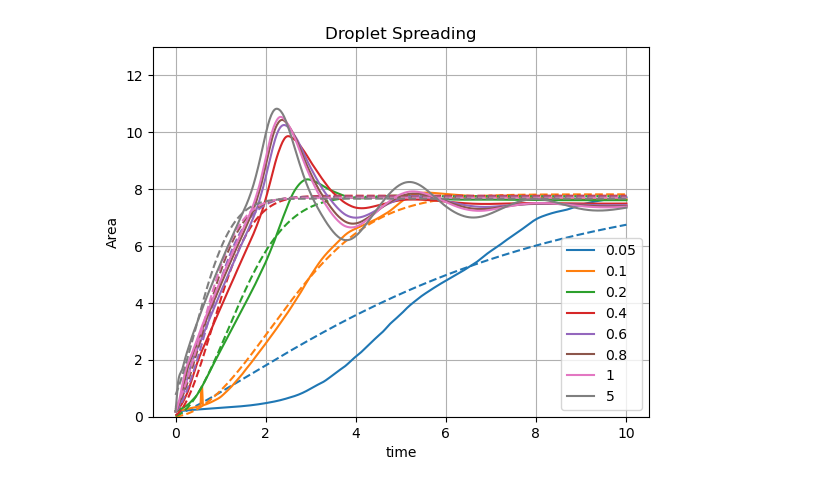
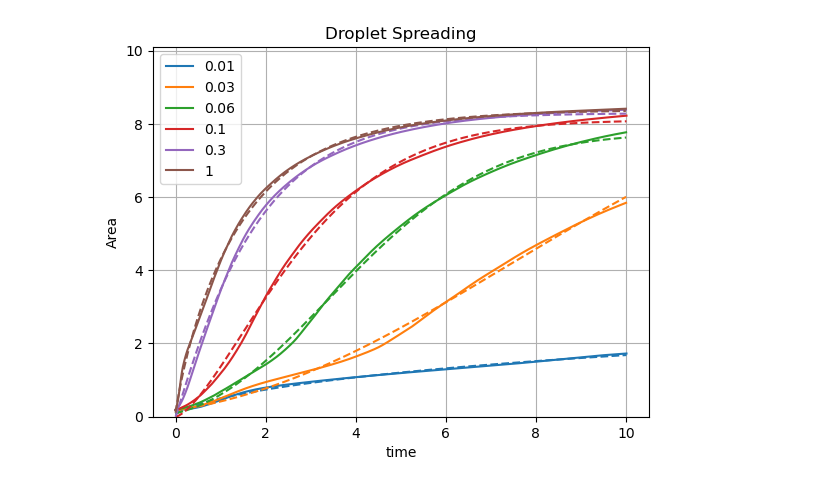
Before and after one commit to pmt58/Droplet_NGA2, a Jupyter notebook: data_analysis.ipynb, the cells around one changed output. Cells and saved outputs as stored; diff of their text form; code cells hidden in the pictures.

Commit message:
power law scaling cases Oh1

```diff
--- a/data_analysis.ipynb
+++ b/data_analysis.ipynb
@@ -8,47 +8,49 @@ import os
 import re
 # %%
 def powerlaw(t,K,n,Af,tau):
-    return Af*(1-np.exp(-K*np.power(t+tau,n)))#/Af))
+    return Af*(1-np.exp(-K*np.power(t+tau,n)/Af))#/Af))
 # %%
 file_temp=next(os.walk('.'))[1]
 cst=0
 f_name=[""]
 f_id=[""]
 for temp in file_temp:
-    match=re.search("monitor_*",temp)
+    match=re.search("monitor2_*",temp)
     if match:
         f_name.append(temp)
         f_id.append(temp.split('_')[1])
         cst=cst+1
 f_name=np.array(f_name[1:])#,dtype=np.str)
 f_id=np.array(f_id[1:],dtype=np.float32)
 f_sorted=np.sort(f_id)
 index=np.zeros(np.size(f_id)).astype('int32')
-f_name_sorted=np.empty(np.size(f_name),dtype='<U12')
+f_name_sorted=np.empty(np.size(f_name),dtype='<U14')
 for i in range(np.size(f_id)):
     index[i]=np.where(f_id==f_sorted[i])[0][0].astype('int32')#,f_id)
     f_name_sorted[i]=f_name[index[i]]
-
+n=np.size(f_id)
+fit_param=np.zeros([n,4])
 i=0
 for f in f_name_sorted:
     temp=pd.read_csv('./'+f+'/dropinfo',header=0,delimiter='\\s+')#,skiprows=1)
     data=temp[1:].astype('float32') # Drop first row and interpret data as floating point numbers.
     # === Plot Data === #
     xdata=data['Time'].to_numpy()
     ydata=np.pi*np.power(data['Wetted'].to_numpy(),2)
     p=plt.plot(xdata,ydata,label=f.split('_')[1])
     # === Fit model === #
     #popt, pcov = curve_fit(powerlaw, data['Time'], np.pi*np.power(data['Wetted'],2),[1,0.5,1,8])
-    popt, pcov = curve_fit(powerlaw, xdata, ydata,bounds=(10**-1,[5,2,10,5]))
+    popt, pcov = curve_fit(powerlaw, xdata, ydata,bounds=(10**-3,[10,10,10,2]))
+    fit_param[i,:]=popt
     p=plt.plot(xdata,powerlaw(xdata,popt[0],popt[1],popt[2],popt[3]),'--',color=p[0].get_color())
     i=i+1
 
 plt.ylim([0,np.pi*np.power(np.max(data['Wetted']),2)*1.2])
 plt.title('Droplet Spreading')
 plt.xlabel('time')
 plt.ylabel('Area')
 plt.legend()
 plt.grid()
 plt.show()
 # %% [output]
-[figure, old version]
+[figure, new version]
```
Also changed, not shown: parts of 4 cells of this notebook, 2 other files.
